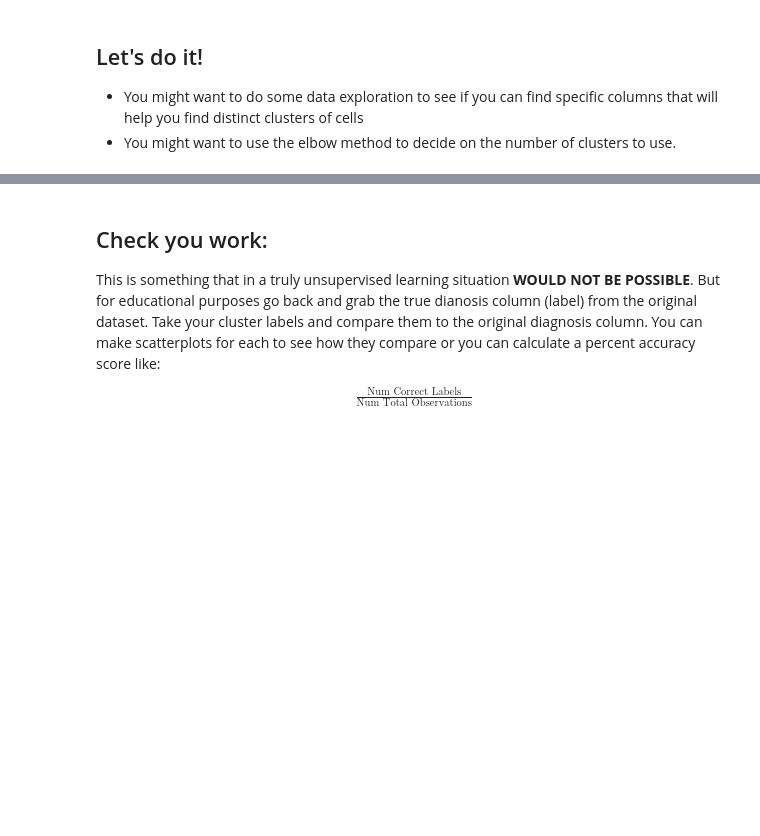
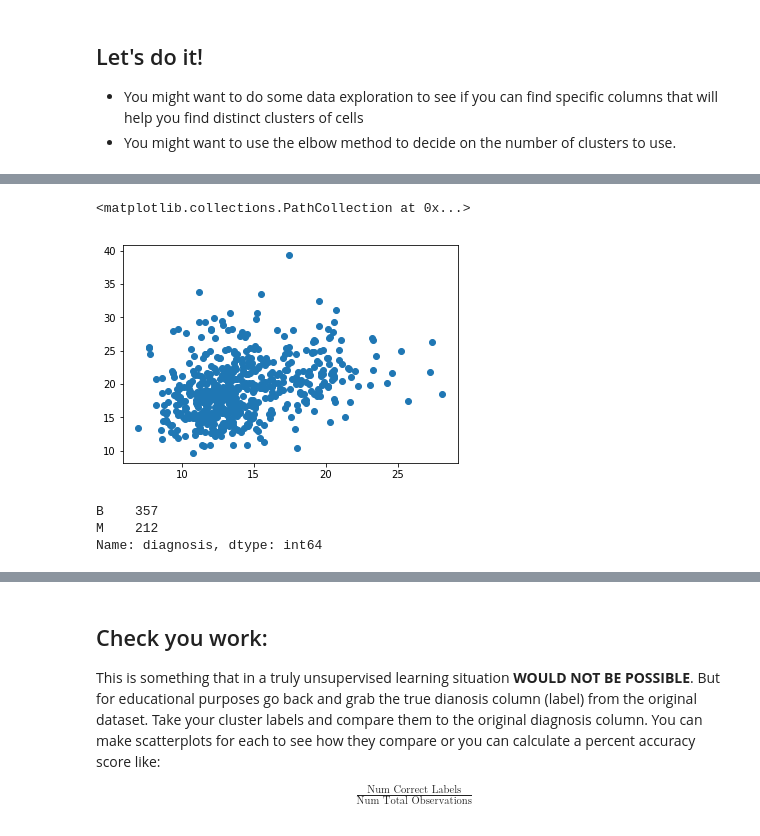
Before and after one commit to Bhavani-Rajan/DS-Unit-1-Sprint-4-Linear-Algebra, a Jupyter notebook: module4-clustering/Cell_Clustering_Assignment.ipynb, the cells around one changed output, grey strips where cells are left out. Drawn from its saved outputs; the diff is of its cells as text; code cells hidden in the pictures; blank space fills up the shorter version.

```diff
--- a/module4-clustering/Cell_Clustering_Assignment.ipynb
+++ b/module4-clustering/Cell_Clustering_Assignment.ipynb
@@ -53,0 +79,8 @@ df.head()
+# %%
+from sklearn.cluster import KMeans
+
+kmeans = KMeans(2)
+X = df_copy.values
+kmeans.fit(X)
+
+print(kmeans.labels_)
@@ -53,0 +104,3 @@ df.head()
+# %%
+df_copy['cluster'] = kmeans.labels_
+df_copy.head()
@@ -53,0 +114,11 @@ df.head()
+# %%
+plt.scatter(x=df_copy['radius_mean'], y=df['texture_mean'])
+# %% [output]
+<matplotlib.collections.PathCollection at 0x...>
+[figure, added]
+# %%
+df.diagnosis.value_counts()
+# %% [output]
+B    357
+M    212
+Name: diagnosis, dtype: int64
```
Also changed, not shown: parts of 15 cells of this notebook.
